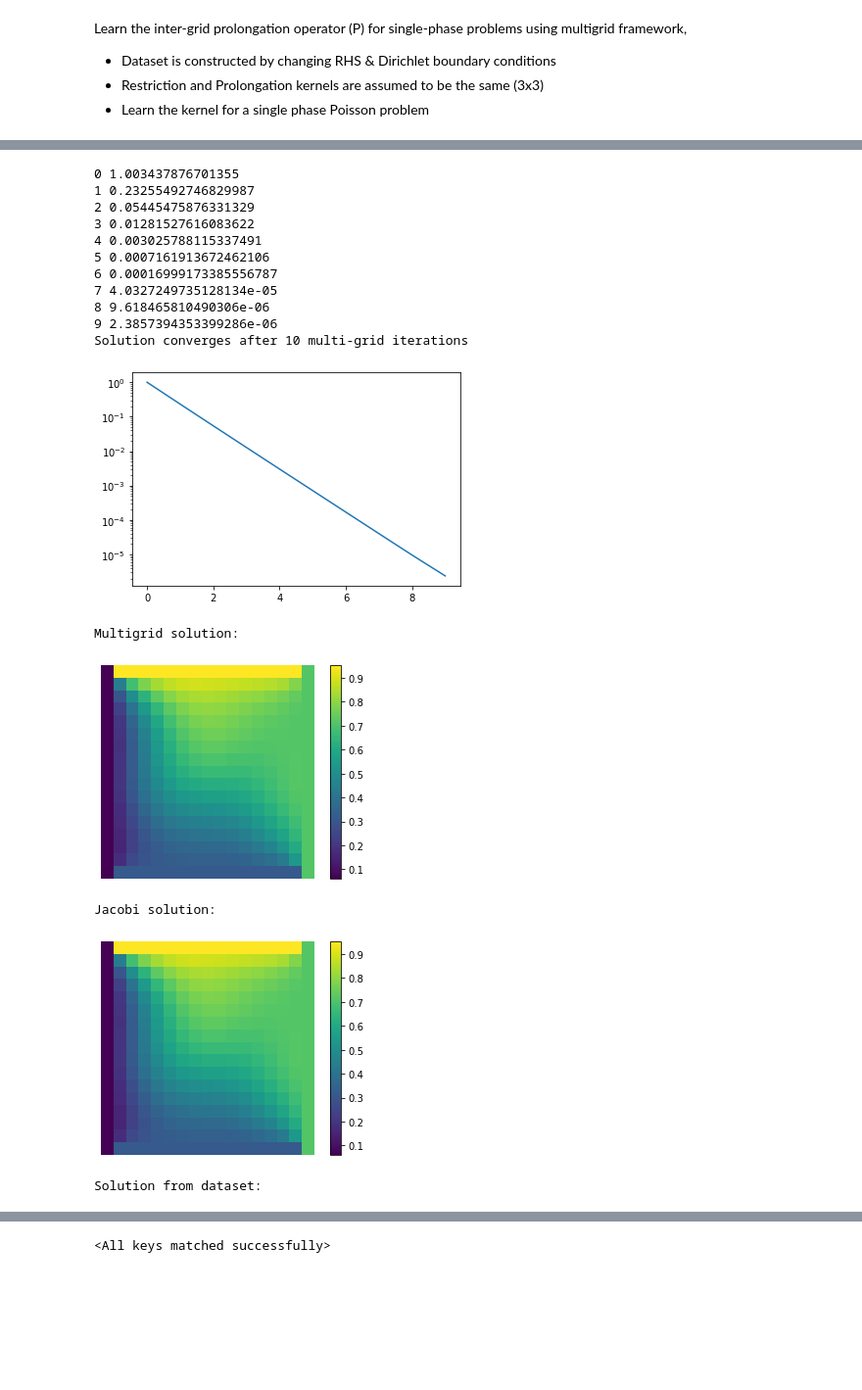
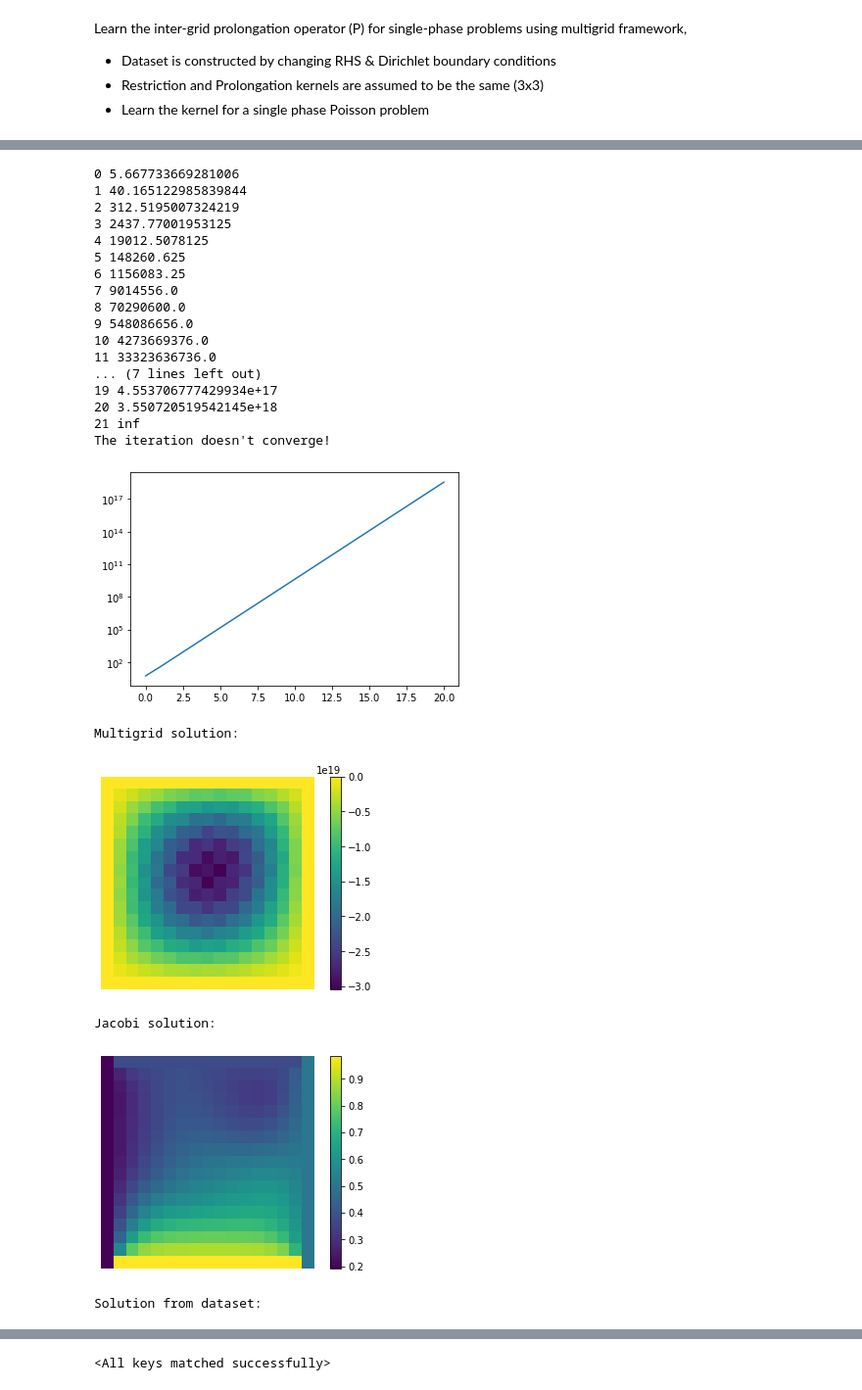
Before and after one commit to longfish/Multigrid-FEANet, a Jupyter notebook: MM-FEANet-learnP.ipynb, the cells around one changed output, grey strips where cells are left out. Shown at 98% size. Drawn from its saved outputs; the diff is of its cells as text; code cells hidden in the pictures; blank space fills up the shorter version.

Commit message:
train n=2^4 for isopoisson problem

```diff
--- a/MM-FEANet-learnP.ipynb
+++ b/MM-FEANet-learnP.ipynb
@@ -48,9 +48,8 @@ class SingleGrid():
     def IsCoarsest(self):
         return self.n == 2
 
-    def ResetBoundary(self, bc_values):
-        self.plate.set_square_bc(bc_values)
-        self.jac = JacobiBlock(self.Knet, self.grid, self.omega, self.plate.geometry_idx, self.plate.boundary_value)
+    def ResetBoundary(self, bc_idx, bc_values):
+        self.jac = JacobiBlock(self.Knet, self.grid, self.omega, bc_idx, bc_values)
 
     def InstantiateFEANet(self):
         self.Knet = KNet(self.grid) # Initialize the stiffness network, given mesh
@@ -75,7 +74,7 @@ train_dataloader = DataLoader(training_set, batch_size=32, shuffle=True)
 # %%
 u_train, f_train, bc_value_train, bc_index_train = next(iter(train_dataloader))
 
-k=22
+k=0
 plot.plot_field(u_train[k,0])
 plot.plot_field(bc_value_train[k,0])
 plot.plot_field(f_train[k,0])
@@ -181,6 +180,8 @@ class MultiGrid(nn.Module):
         self.n_arr = self.SizeArray() # array to store grid size for each level
         self.grids = self.GridDict() # dictionary of structure grids
 
+        self.mse_loss = nn.MSELoss()
+
         # Inter-grid communication network models
         self.conv = RestrictionNet(linear_tensor_P)
         self.deconv = ProlongationNet(linear_tensor_P)
@@ -193,10 +194,6 @@ class MultiGrid(nn.Module):
         for i in range(self.L):
             grids[i] = SingleGrid(self.size, self.n_arr[i])
         return grids
-
-    def ResetBC(self, bc_value):
-        '''Input bc_value is a 2D array representing the boundary value at finest grid'''
-        self.grids[0].ResetBoundary(bc_value) # only finest grid needs reset
 
     def SizeArray(self):
         n_arr = []
@@ -222,10 +219,14 @@ class MultiGrid(nn.Module):
         eF = self.deconv(eFC.clone())
         return eF
 
-    def loss(self, u, u_star):
+    def loss(self, u):
         "Compute the loss after m iterations, u is current solution; u_star is true solution"
-        err = u.clone() - u_star
-        return torch.mean(torch.norm(err, dim=(2,3)))
+        #err = u.clone() - u_star
+        #return torch.mean(torch.norm(err, dim=(2,3)))
+        #return self.mse_loss(u, u_star)
+        res1 = self.f - self.grids[0].Knet(u)
+        res0 = self.f - self.grids[0].Knet(self.v)
+        return torch.mean(torch.pow(torch.norm(res1[:, :, 1:-1, 1:-1].clone(), dim=(2,3))/torch.norm(res0[:, :, 1:-1, 1:-1].clone(), dim=(2,3)).detach(), 1.0/self.k))
 
     def random_sampling(self, v):
         d1, d2, d3, d4 = v.shape
@@ -233,12 +234,13 @@ class MultiGrid(nn.Module):
             for j in range(d2):
                 v[i, j, :, :] = torch.from_numpy(np.random.randn(d3,d4))
 
-    def forward(self, F, B, k):
+    def forward(self, F, bc_idx, bc_value, k):
         '''Input is RHS field F, boundary value B, iteration number k'''
         self.f = self.grids[0].fnet(F) # assign the finest rhs
         self.v = torch.zeros_like(F, requires_grad=False, dtype=torch.float32) # initial solution
         self.random_sampling(self.v)
-        self.ResetBC(B)
+        self.grids[0].ResetBoundary(bc_idx, bc_value) # reset the boundary of finest grid
+        self.k = k
         U = torch.clone(self.v)
 
         for i in range(k-1):
@@ -274,8 +276,7 @@ class MultiGrid(nn.Module):
         return self.grids[0].v
 # %%
 n = 2**4
-model = MultiGrid(n, linear_tensor_P)
-rhs = next(iter(train_dataloader))
+model = MultiGrid(n, linear_tensor_P+0.5*torch.rand((3,3)))
 # %%
 EPS = 5e-6
 n_multigrid = 0
@@ -283,8 +284,9 @@ res_arr = []
 res = 1
 u_mg = torch.zeros((1, 1, n+1, n+1), requires_grad=False, dtype=torch.float32)
 f_mg = f_train[k,0].reshape((1,1,n+1,n+1))
-bc_mg = bc_value_train[k,0]
-model(f_mg, bc_mg, 1)
+bc_idx_mg = bc_index_train[k,0].reshape((1,1,n+1,n+1))
+bc_value_mg = bc_value_train[k,0].reshape((1,1,n+1,n+1))
+model(f_mg, bc_idx_mg, bc_value_mg, 1)
 err_occured = False
 while (abs(res) > EPS):
     u_mg = model.iterate(u_mg, model.f)
@@ -293,46 +295,52 @@ while (abs(res) > EPS):
     res = torch.sqrt(torch.sum(residual[:, :, 1:-1, 1:-1] ** 2)).item()
     res_arr.append(res)
     print(n_multigrid, res)
     n_multigrid += 1
 
     if(res == torch.inf or math.isnan(res)):
         err_occured = True
         break
 
 if(err_occured):
     print("The iteration doesn't converge!")
 else:
     print("Solution converges after", n_multigrid, "multi-grid iterations ")
 plt.plot(res_arr)
 plt.yscale('log')
 plt.show()
 
 print("Multigrid solution:")
 plot.plot_field(u_mg.detach())
 
 print("Jacobi solution:")
 plot.plot_field(u_test.detach())
 
 print("Solution from dataset:")
 plot.plot_field(u_train[k,0])
 
 print("Error (dataset v.s. mg):")
 plot.plot_field(u_train[k,0]-u_mg.detach().reshape((1,1,n+1,n+1)))
 # %% [output]
-0 1.003437876701355
-1 0.23255492746829987
-2 0.05445475876331329
-3 0.01281527616083622
-4 0.003025788115337491
-5 0.0007161913672462106
-6 0.00016999173385556787
-7 4.0327249735128134e-05
-8 9.618465810490306e-06
-9 2.3857394353399286e-06
-Solution converges after 10 multi-grid iterations
+0 5.667733669281006
+1 40.165122985839844
+2 312.5195007324219
+3 2437.77001953125
+4 19012.5078125
+5 148260.625
+6 1156083.25
+7 9014556.0
+8 70290600.0
+9 548086656.0
+10 4273669376.0
+11 33323636736.0
+... (7 lines left out)
+19 4.553706777429934e+17
+20 3.550720519542145e+18
+21 inf
+The iteration doesn't converge!
-[figure, old version]
+[figure, new version]
 Multigrid solution:
-[figure, old version]
+[figure, new version]
 Jacobi solution:
-[figure, old version]
+[figure, new version]
 Solution from dataset:
```
Also changed, not shown: parts of 17 cells of this notebook, 4 other files.
